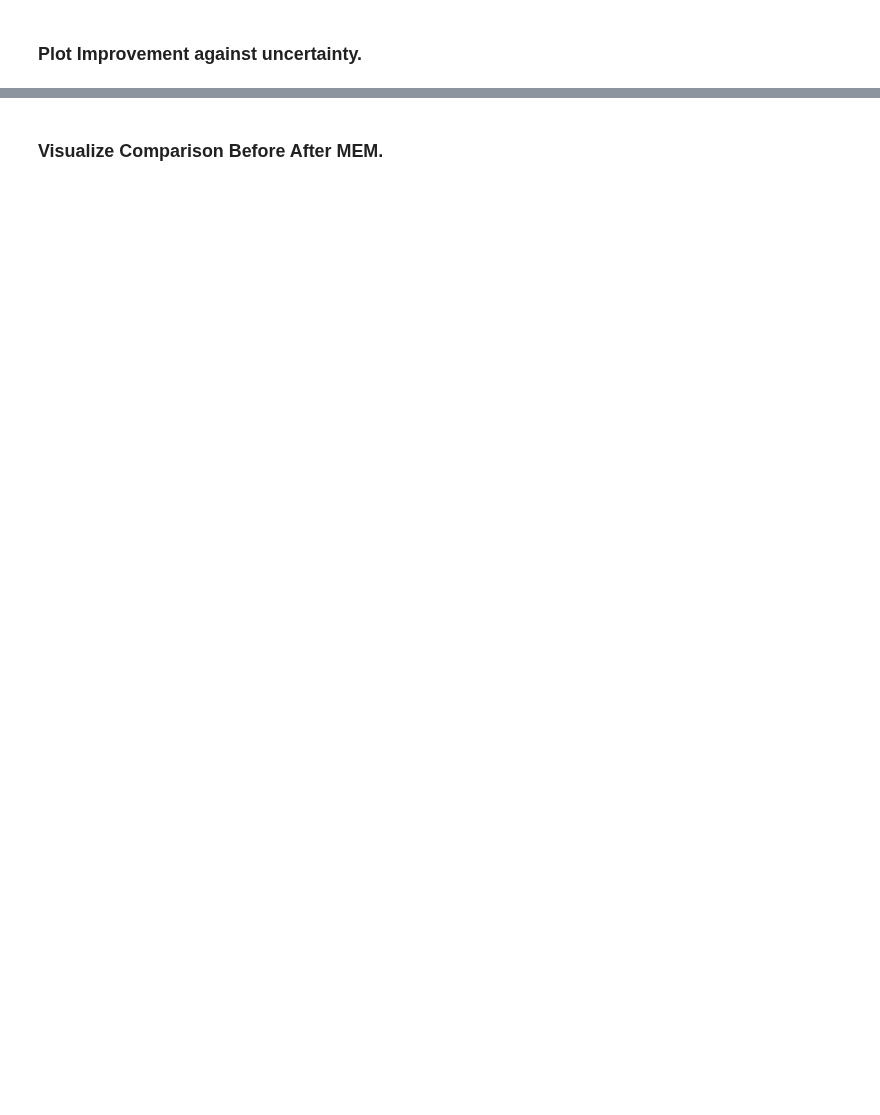
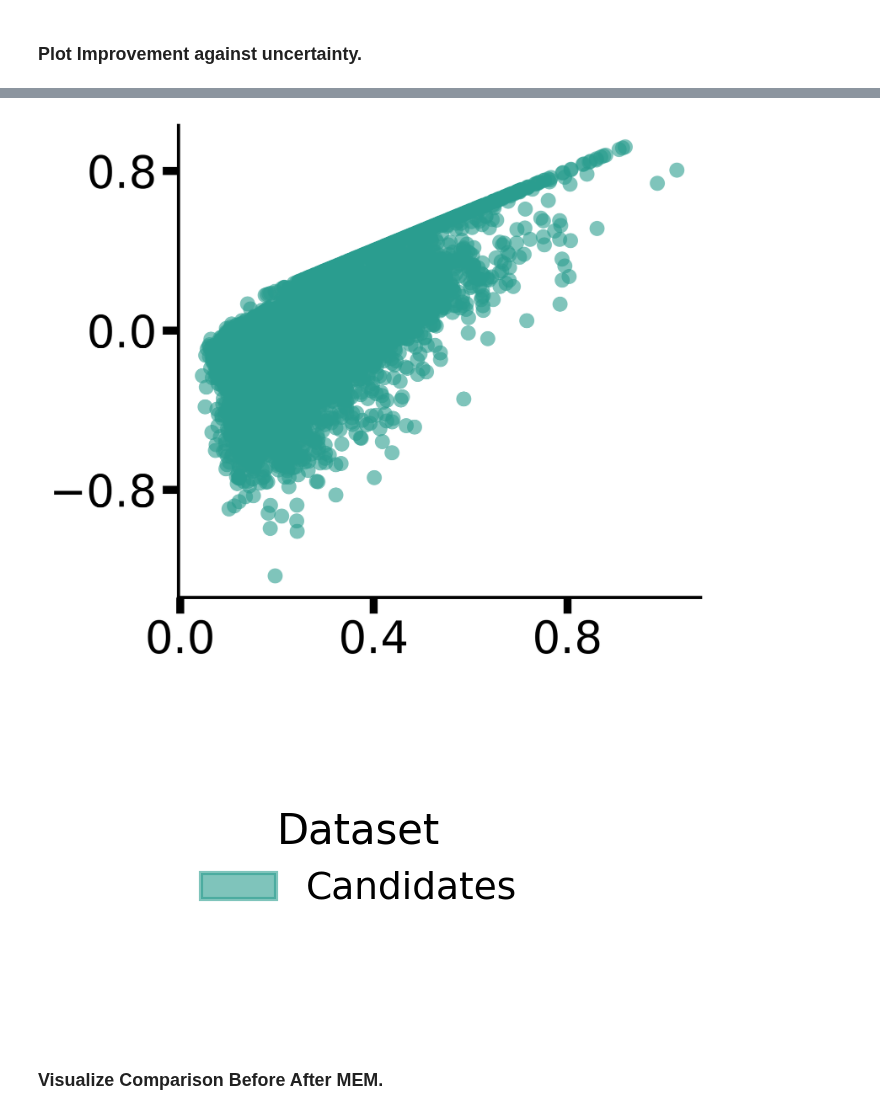
Before and after one commit to theislab/LabCompass-reproducibility, a Jupyter notebook: inverse/loss_guidance/notebooks/analyse_model_improvement/loop1_to_loop2.ipynb, the cells around one changed output, grey strips where cells are left out. Saved outputs shown, nothing was run; the diff lists cells and outputs as text; code cells hidden in the pictures; blank space fills up the shorter version.

```diff
--- a/inverse/loss_guidance/notebooks/analyse_model_improvement/loop1_to_loop2.ipynb
+++ b/inverse/loss_guidance/notebooks/analyse_model_improvement/loop1_to_loop2.ipynb
@@ -465,2 +458,71 @@ plt.show()
+# %%
+import matplotlib.ticker as ticker
+
+# ... (palette, data prep, correlation as before)
+
+# ------------------------------------------------------------
+# 1. Stylized scatter plot
+# ------------------------------------------------------------
+plt.figure(figsize=(6, 5), dpi=300)
+
+
+# Bigger dots (s=90 instead of 50)
+plt.scatter(plot_df_clean["Uncertainty Before"], plot_df_clean["Delta Uncertainty"],
+            c=color_main, alpha=0.6, s=90, edgecolor='none')
+
+# ---------------- AXIS & TICK STYLING ----------------
+ax = plt.gca()
+
+# 1. Make the spines (axes) thicker
+for spine in ax.spines.values():
+    spine.set_linewidth(2)          # thick axis lines
+
+# 2. Fewer ticks: ~4 on x, ~5 on y (sparser)
+ax.xaxis.set_major_locator(ticker.MaxNLocator(nbins=3))
+# ax.yaxis.set_major_locator(ticker.MaxNLocator(nbins=5))
+ax.yaxis.set_major_locator(ticker.MaxNLocator(nbins=3))
+
+# 3. Big, bold tick marks
+ax.tick_params(axis='both', which='major',
+               labelsize=20,        # bigger numbers
+               length=8,           # longer ticks
+               width=2,            # thicker ticks
+               color='black')      # dark tick lines
+
+ax.tick_params(axis='both', which='major',
+labelsize=28,        # larger numbers (e.g., 24, 28, 32)
+length=10,           # longer ticks
+width=5,           # slightly thicker ticks
+color='black')
+# ------------------------------------------------------
+
+# Remove legend entirely (already absent, but make sure)
+legend = plt.legend()
+if legend:
+    legend.remove()
+
+# Despine only top/right; keep bottom/left thick
+sns.despine()
+
+plt.tight_layout()
+plt.savefig('output/scatter_uncertainty_delta_vs_before_styled.png', bbox_inches='tight', dpi=300)
+plt.show()
+
+# ------------------------------------------------------------
+# 2. Separate legend (optional) – unchanged from original
+# ------------------------------------------------------------
+legend_handles = [
+    mpatches.Patch(color=color_main, alpha=0.6, label='Candidates', edgecolor='none')
+]
+fig_legend = plt.figure(figsize=(2.5, 1.2), dpi=300)
+ax_legend = fig_legend.add_subplot(111)
+ax_legend.axis('off')
+ax_legend.legend(handles=legend_handles, title='Dataset', title_fontsize=10,
+                 fontsize=9, loc='center', frameon=False)
+fig_legend.savefig('output/scatter_uncertainty_legend_separate.png', bbox_inches='tight', dpi=300)
+plt.show()
+# %% [output]
+[figure, added]
+[figure, added]
 # %% [markdown]
 ### Visualize Comparison Before After MEM.
```
Also changed, not shown: parts of 28 cells of this notebook, 5 other files.
